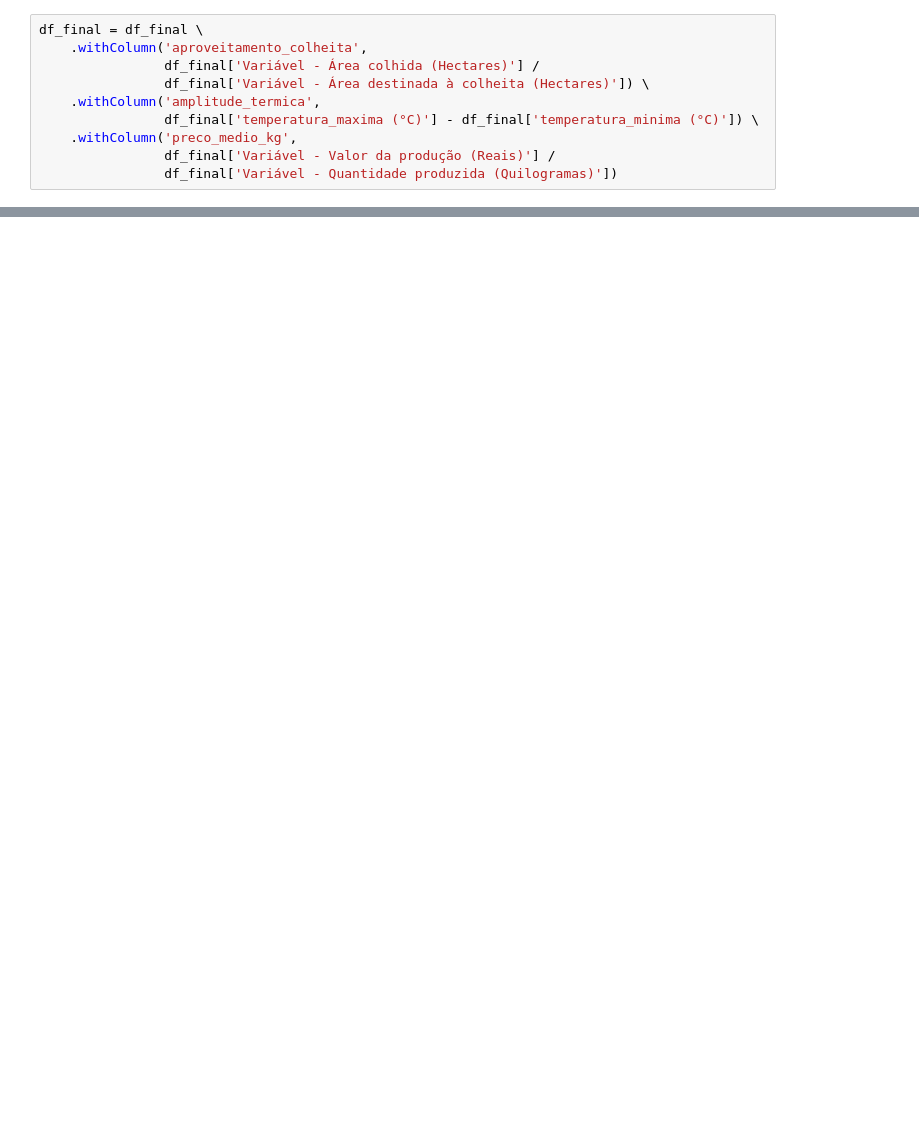
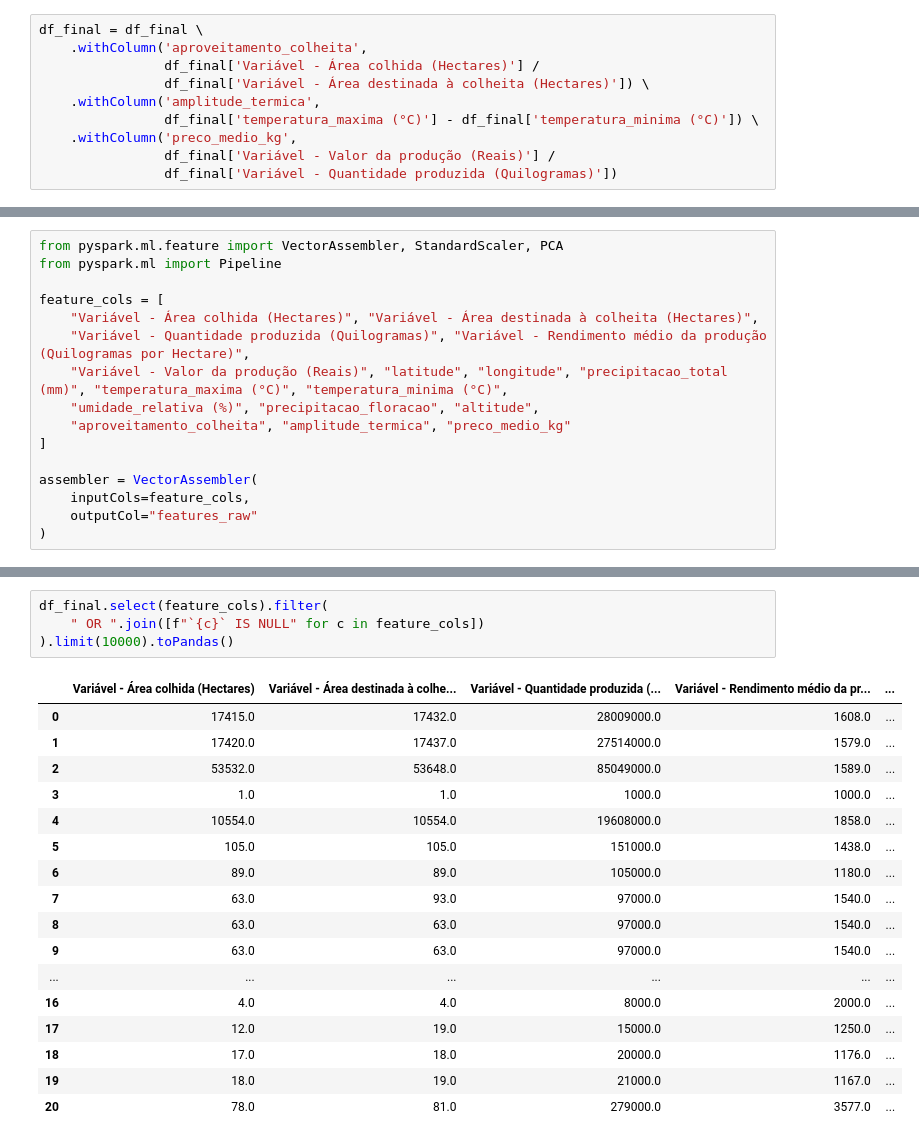
Before and after one commit to Lomba227/k-means-cafe, a Jupyter notebook: main.ipynb, the cells around one changed output, grey strips where cells are left out. Drawn from its saved outputs; the diff is of its cells as text; blank space fills up the shorter version.

```diff
--- a/main.ipynb
+++ b/main.ipynb
@@ -708,3 +708,19 @@ df_final.toPandas().head()
 | 2 | Agreste Pernambucano (PE) | 2013 | Café (em grão) Arábica | 2615.0 | 2615.0 | 771000.0 | ... |
 | 3 | Agreste Pernambucano (PE) | 2014 | Café (em grão) Arábica | 2549.0 | 2549.0 | 693000.0 | ... |
 | 4 | Agreste Pernambucano (PE) | 2015 | Café (em grão) Arábica | 2265.0 | 2265.0 | 867000.0 | ... |
+# %%
+from pyspark.ml.feature import VectorAssembler, StandardScaler, PCA
+from pyspark.ml import Pipeline
+
+feature_cols = [
+    "Variável - Área colhida (Hectares)", "Variável - Área destinada à colheita (Hectares)",
+    "Variável - Quantidade produzida (Quilogramas)", "Variável - Rendimento médio da produção (Quilogramas por Hectare)",
+    "Variável - Valor da produção (Reais)", "latitude", "longitude", "precipitacao_total (mm)", "temperatura_maxima (°C)", "temperatura_minima (°C)",
+    "umidade_relativa (%)", "precipitacao_floracao", "altitude",
+    "aproveitamento_colheita", "amplitude_termica", "preco_medio_kg"
+]
+
+assembler = VectorAssembler(
+    inputCols=feature_cols,
+    outputCol="features_raw"
+)
@@ -710,0 +759,22 @@ df_final.toPandas().head()
+# %%
+df_final.select(feature_cols).filter(
+    " OR ".join([f"`{c}` IS NULL" for c in feature_cols])
+).limit(10000).toPandas()
+# %% [output]
+|  | Variável - Área colhida (Hectares) | Variável - Área destinada à colhe... | Variável - Quantidade produzida (... | Variável - Rendimento médio da pr... | ... |
+| 0 | 17415.0 | 17432.0 | 28009000.0 | 1608.0 | ... |
+| 1 | 17420.0 | 17437.0 | 27514000.0 | 1579.0 | ... |
+| 2 | 53532.0 | 53648.0 | 85049000.0 | 1589.0 | ... |
+| 3 | 1.0 | 1.0 | 1000.0 | 1000.0 | ... |
+| 4 | 10554.0 | 10554.0 | 19608000.0 | 1858.0 | ... |
+| 5 | 105.0 | 105.0 | 151000.0 | 1438.0 | ... |
+| 6 | 89.0 | 89.0 | 105000.0 | 1180.0 | ... |
+| 7 | 63.0 | 93.0 | 97000.0 | 1540.0 | ... |
+| 8 | 63.0 | 63.0 | 97000.0 | 1540.0 | ... |
+| 9 | 63.0 | 63.0 | 97000.0 | 1540.0 | ... |
+| ... | ... | ... | ... | ... | ... |
+| 16 | 4.0 | 4.0 | 8000.0 | 2000.0 | ... |
+| 17 | 12.0 | 19.0 | 15000.0 | 1250.0 | ... |
+| 18 | 17.0 | 18.0 | 20000.0 | 1176.0 | ... |
+| 19 | 18.0 | 19.0 | 21000.0 | 1167.0 | ... |
+| 20 | 78.0 | 81.0 | 279000.0 | 3577.0 | ... |
```
Also changed, not shown: parts of 8 cells of this notebook.
